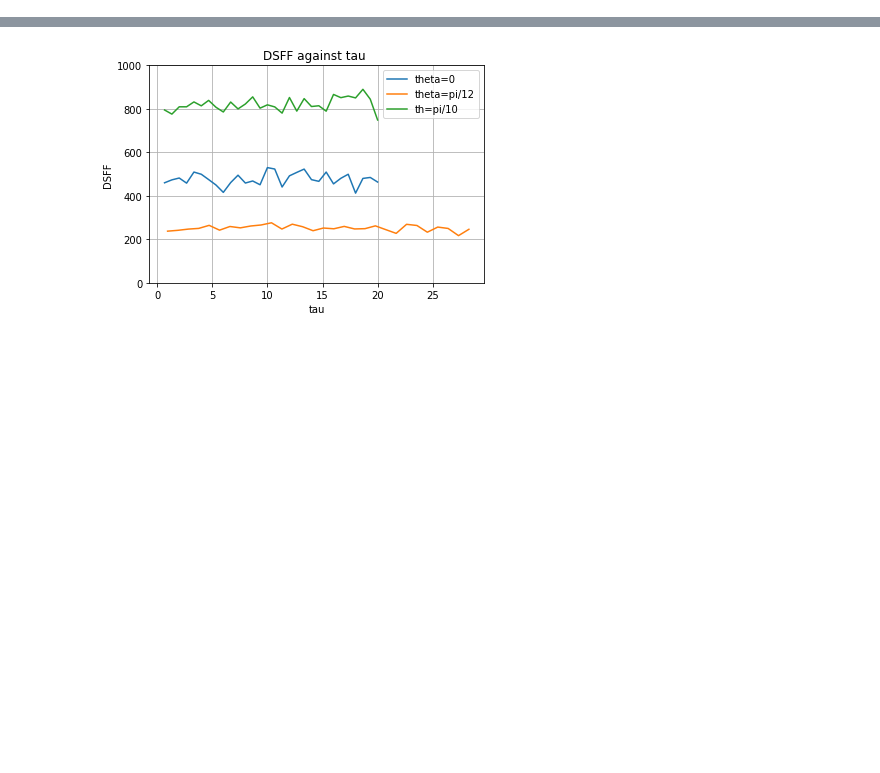
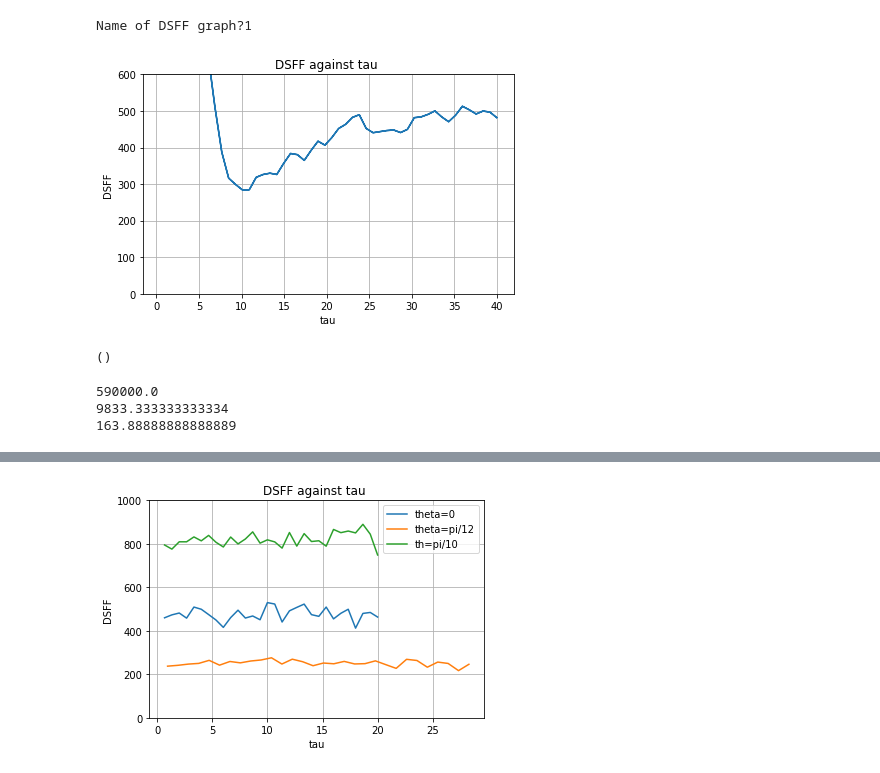
Before and after one commit to DavidStrachan1/Level-Statistics-of-Open-quantum-floquet-systems, a Jupyter notebook: Approach from time independent Lindbladian-Using spin projection method with parallelisation.ipynb, the cells around one changed output, grey strips where cells are left out. Saved outputs shown, nothing was run; the diff lists cells and outputs as text; code cells hidden in the pictures; blank space fills up the shorter version.

```diff
--- a/Approach from time independent Lindbladian-Using spin projection method with parallelisation.ipynb
+++ b/Approach from time independent Lindbladian-Using spin projection method with parallelisation.ipynb
@@ -903,0 +1079,35 @@ Name of DSFF graph?bigger one
+# %%
+path = 'C://Users/david/OneDrive/Documents/UNI/UCL project/data/'
+plt.plot(method.tau_mag,method.DSFF_ft)
+plt.grid()
+plt.xlabel('tau')
+plt.ylabel('DSFF')
+plt.title('DSFF against tau ')
+plt.ylim(0,600)
+# if save:
+path_add_on = input('Name of DSFF graph?')
+path = path+ str(path_add_on)
+plt.gcf().tight_layout()
+plt.savefig(path+'.png',dpi=250)
+
+plt.show()
+# %% [output]
+Name of DSFF graph?1
+[figure, added]
+# %%
+np.shape(method.L)
+# %% [output]
+()
+# %%
+res = 100
+av = 100
+secs = 0.59*av*res*res
+mins = secs/60
+hours = mins/60
+print(secs)
+print(mins)
+print(hours)
+# %% [output]
+590000.0
+9833.333333333334
+163.88888888888889
```
Also changed, not shown: parts of 13 cells of this notebook.
